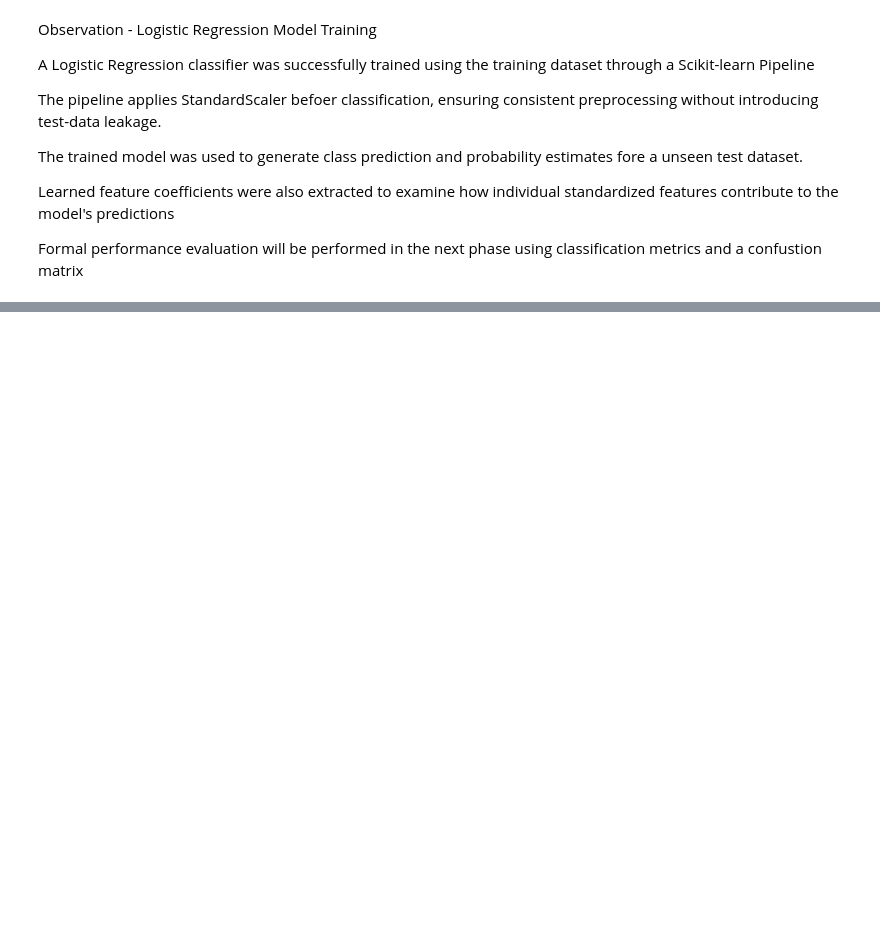
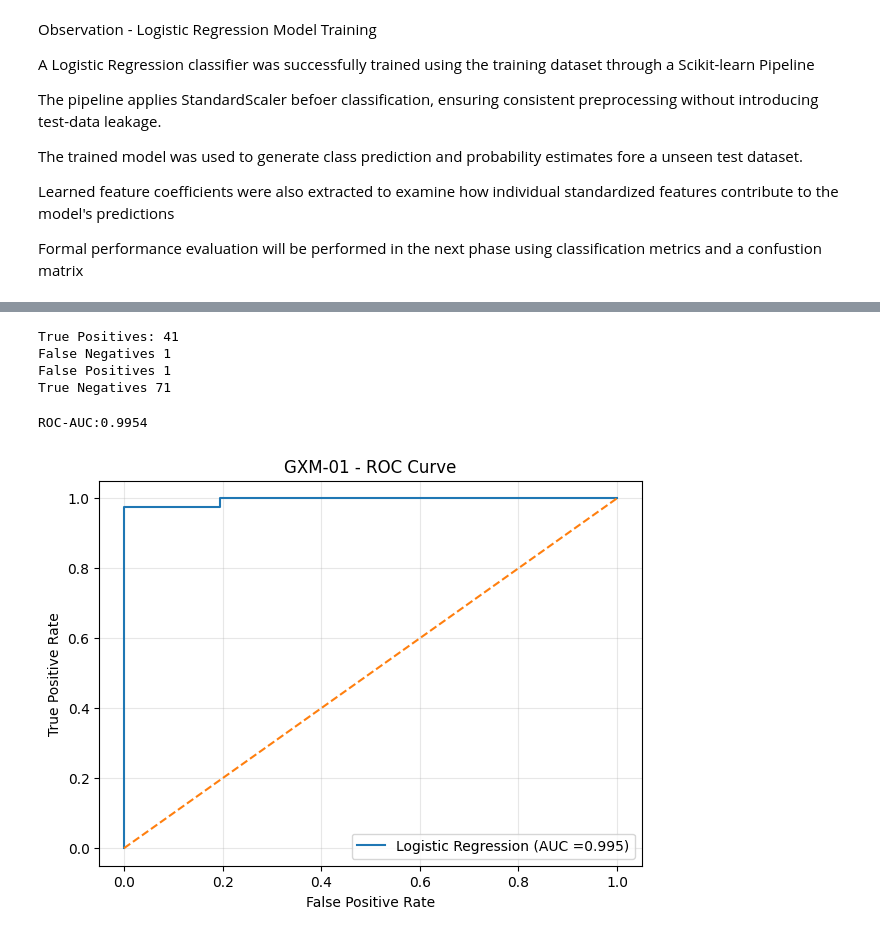
Before and after one commit to anafap/genomic-ml-reliability, a Jupyter notebook: notebooks/02_model_training.ipynb, the cells around one changed output, grey strips where cells are left out. Drawn from its saved outputs; the diff is of its cells as text; code cells hidden in the pictures; blank space fills up the shorter version.

```diff
--- a/notebooks/02_model_training.ipynb
+++ b/notebooks/02_model_training.ipynb
@@ -279,0 +350,48 @@ Formal performance evaluation will be performed in the next phase using classifi
+# %%
+TP,FN = cm[0]
+FP,TN = cm[1]
+
+print("True Positives:", TP)
+print("False Negatives", FN)
+print("False Positives", FP)
+print("True Negatives", TN)
+# %% [output]
+True Positives: 41
+False Negatives 1
+False Positives 1
+True Negatives 71
+# %%
+malignant_index = list(model_pipeline.classes_).index(0)
+
+y_prob_malignant = model_pipeline.predict_proba(X_test)[
+    :,malignant_index
+]
+
+y_test_malignant = (y_test ==0).astype(int)
+# Calculate ROC-AUC
+
+# roc_auc = roc_auc_score(y_test,y_prob_malignant,labels=[1,0])
+# ROC-AUC = 0.0046 //ambiguity! the labels does not change which class Roc-Auc treats as positive
+
+roc_auc = roc_auc_score(y_test_malignant,y_prob_malignant)
+
+print(f"ROC-AUC:{roc_auc:.4f}")
+# %% [output]
+ROC-AUC:0.9954
+# %%
+fpr, tpr, thresholds = roc_curve(y_test_malignant,y_prob_malignant)
+
+plt.figure(figsize=(7,5))
+plt.plot(fpr,tpr,label =f"Logistic Regression (AUC ={roc_auc:.3f})")
+
+plt.plot([0,1],[0,1],linestyle="--")
+
+plt.xlabel("False Positive Rate")
+plt.ylabel("True Positive Rate")
+plt.title("GXM-01 - ROC Curve")
+plt.legend()
+plt.grid(alpha =0.3)
+
+plt.show()
+# %% [output]
+[figure, added]
```
Also changed, not shown: parts of 7 cells of this notebook.
